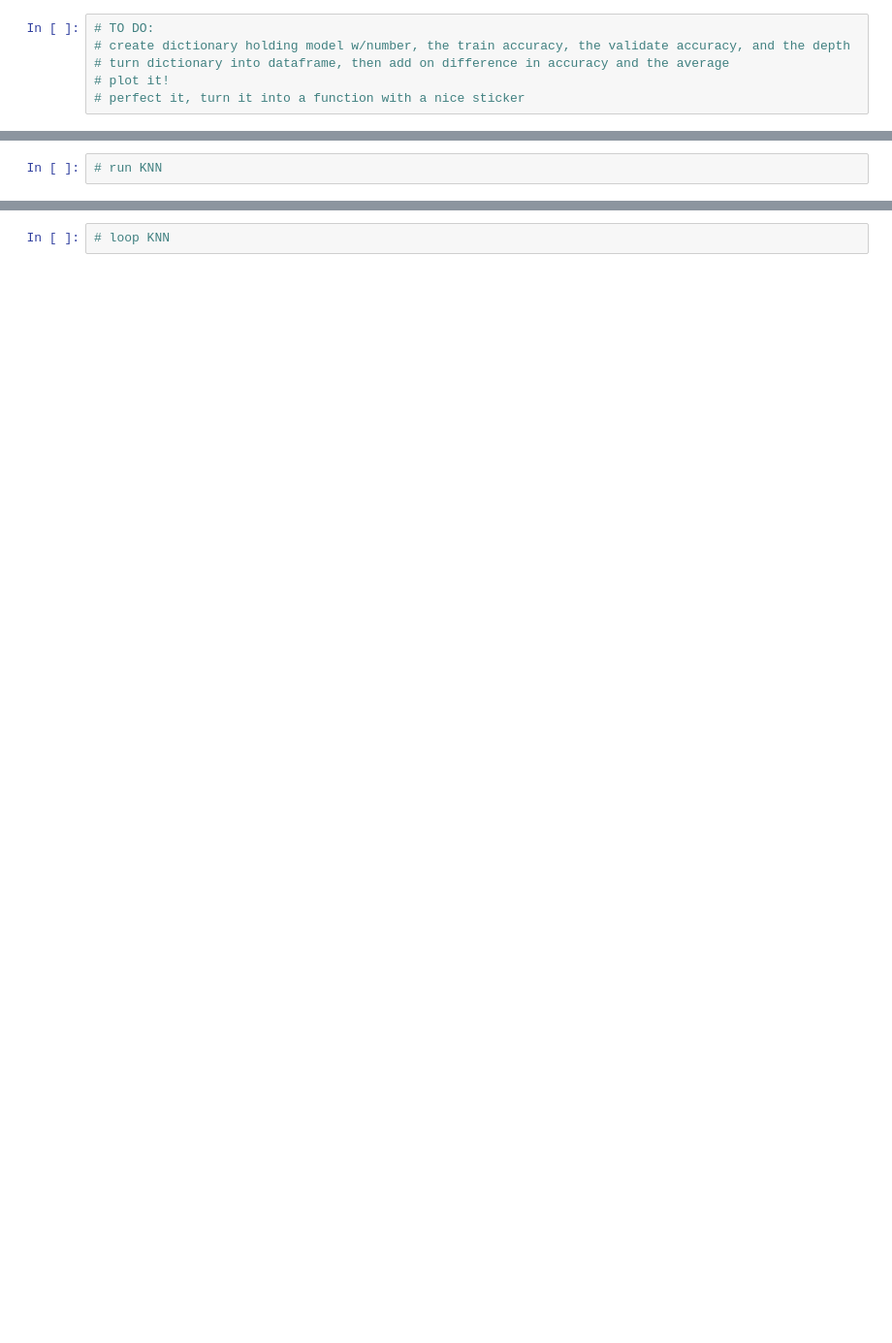
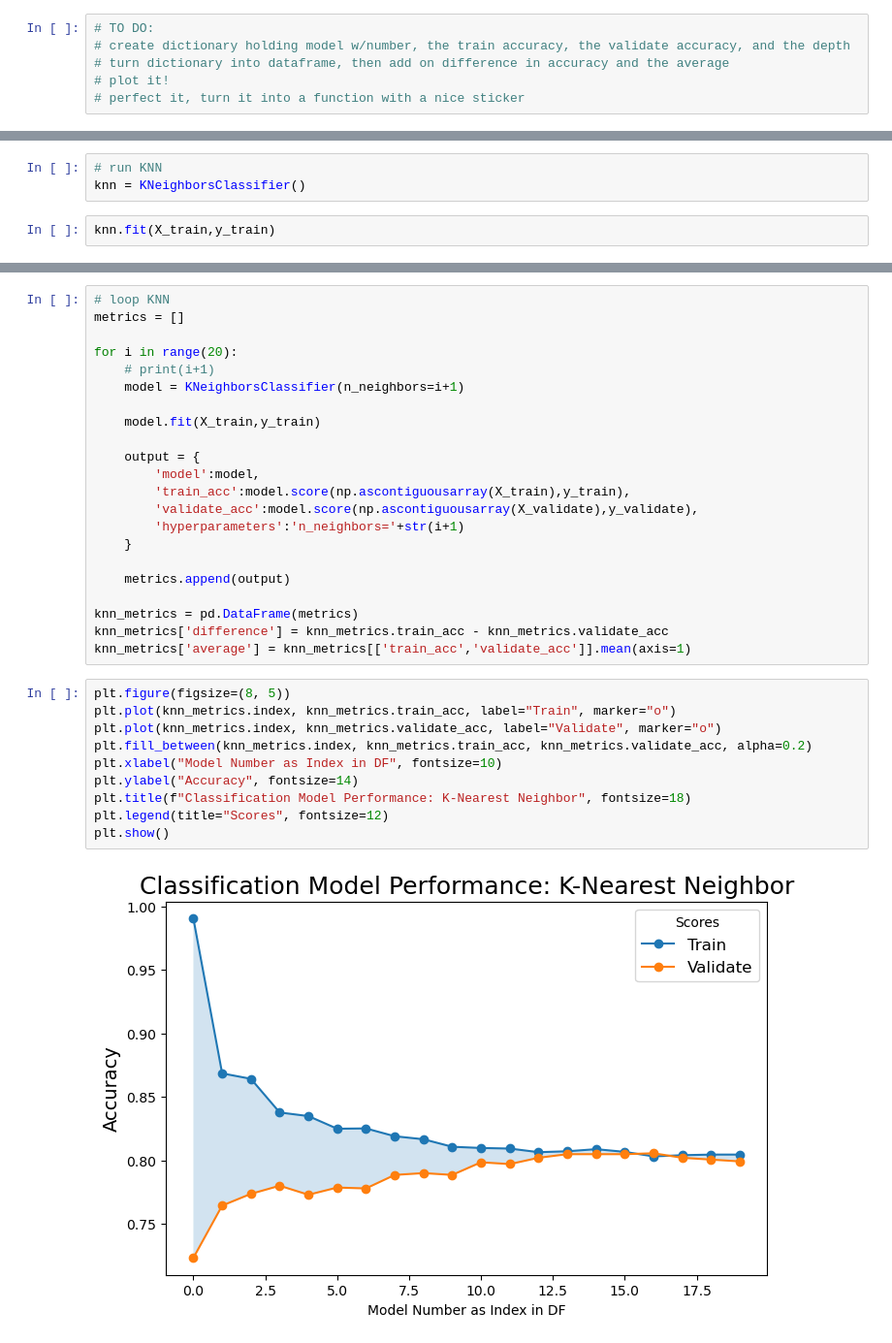
Before and after one commit to Michael-Nelson361/Telco_Report, a Jupyter notebook: modeling.ipynb, the cells around one changed output, grey strips where cells are left out. Shown at 97% size. Drawn from its saved outputs; the diff is of its cells as text; blank space fills up the shorter version.

```diff
--- a/modeling.ipynb
+++ b/modeling.ipynb
@@ -410,2 +531,5 @@ for model in clf:
 # %%
 # run KNN
+knn = KNeighborsClassifier()
+# %%
+knn.fit(X_train,y_train)
@@ -412,2 +542,34 @@ for model in clf:
 # %%
 # loop KNN
+metrics = []
+
+for i in range(20):
+    # print(i+1)
+    model = KNeighborsClassifier(n_neighbors=i+1)
+
+    model.fit(X_train,y_train)
+
+    output = {
+        'model':model,
+        'train_acc':model.score(np.ascontiguousarray(X_train),y_train),
+        'validate_acc':model.score(np.ascontiguousarray(X_validate),y_validate),
+        'hyperparameters':'n_neighbors='+str(i+1)
+    }
+
+    metrics.append(output)
+
+knn_metrics = pd.DataFrame(metrics)
+knn_metrics['difference'] = knn_metrics.train_acc - knn_metrics.validate_acc
+knn_metrics['average'] = knn_metrics[['train_acc','validate_acc']].mean(axis=1)
+# %%
+plt.figure(figsize=(8, 5))
+plt.plot(knn_metrics.index, knn_metrics.train_acc, label="Train", marker="o")
+plt.plot(knn_metrics.index, knn_metrics.validate_acc, label="Validate", marker="o")
+plt.fill_between(knn_metrics.index, knn_metrics.train_acc, knn_metrics.validate_acc, alpha=0.2)
+plt.xlabel("Model Number as Index in DF", fontsize=10)
+plt.ylabel("Accuracy", fontsize=14)
+plt.title(f"Classification Model Performance: K-Nearest Neighbor", fontsize=18)
+plt.legend(title="Scores", fontsize=12)
+plt.show()
+# %% [output]
+[figure, added]
```
Also changed, not shown: parts of 32 cells of this notebook.
